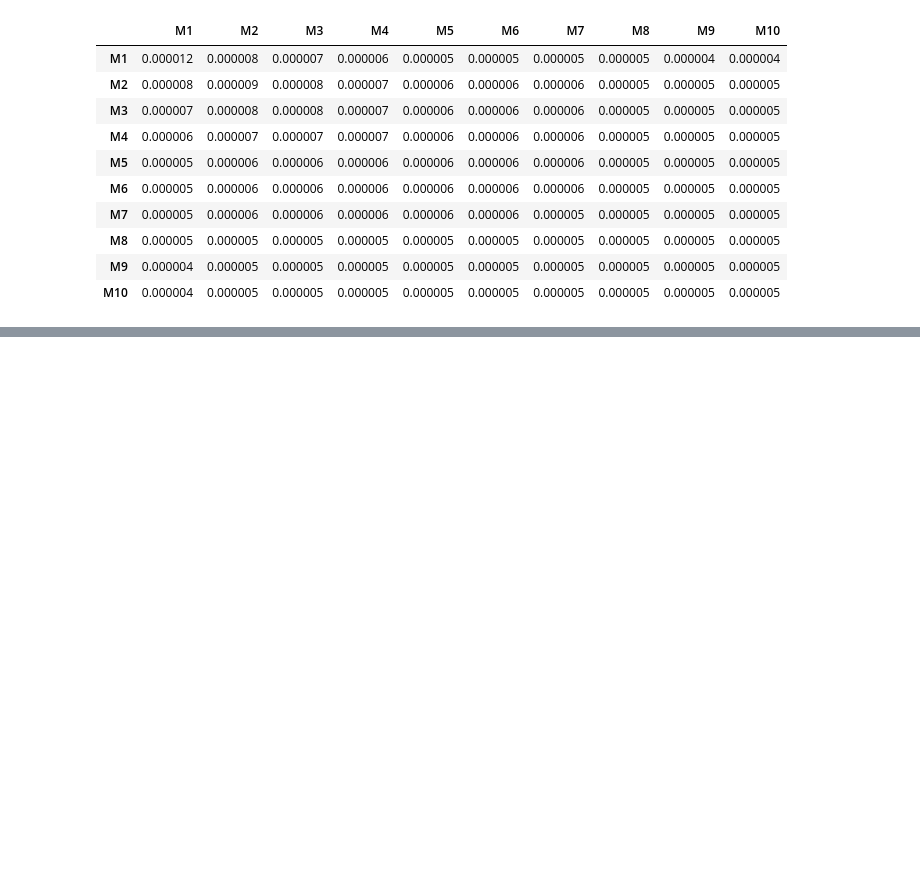
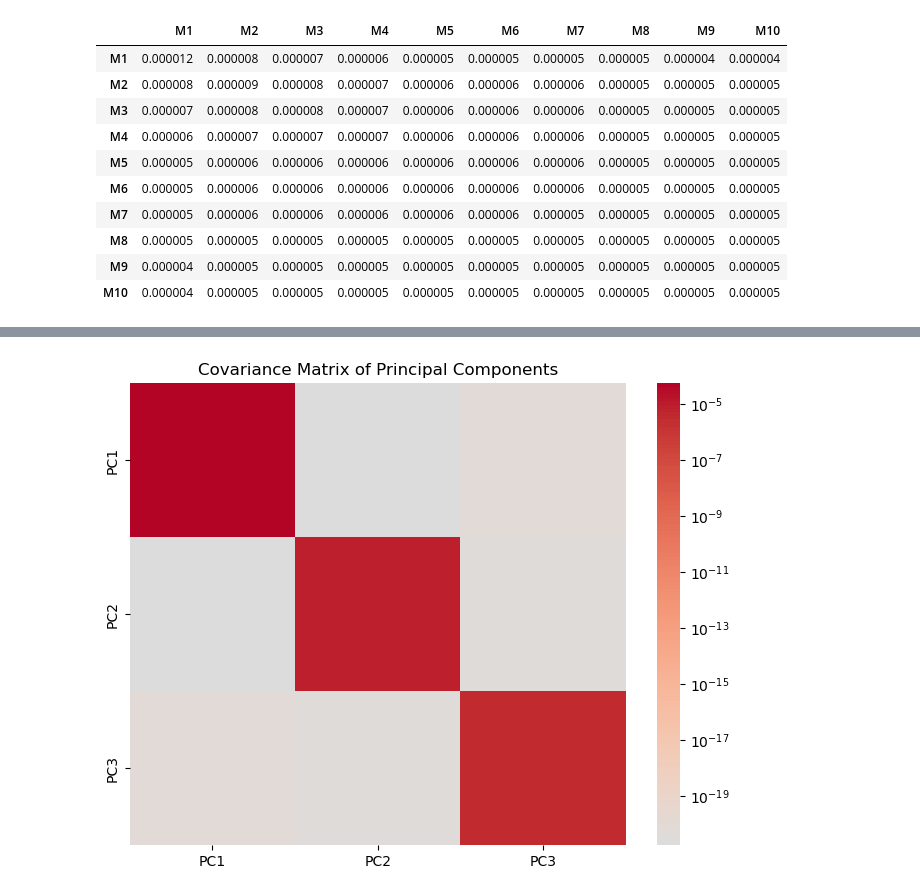
Before and after one commit to trpotter72/W24, a Jupyter notebook: AP/HW3/HW3.ipynb, the cells around one changed output, grey strips where cells are left out. Drawn from its saved outputs; the diff is of its cells as text; code cells hidden in the pictures; blank space fills up the shorter version.

```diff
--- a/AP/HW3/HW3.ipynb
+++ b/AP/HW3/HW3.ipynb
@@ -44,0 +81,6 @@ cov_matrix
+# %%
+lsc_loadings = eig_vecs[:, :3].T # 3x10
+y = df.iloc[:, 1:] # T x 10
+pc_scores = y @ lsc_loadings.T # T x 3
+dpc = pc_scores.diff().dropna() # T-1 x 3
+dpc
@@ -44,0 +101,11 @@ cov_matrix
+# %%
+import seaborn as sns
+from matplotlib.colors import LogNorm
+
+pc_cov = np.cov(dpc.T)
+plt.figure(figsize=(8, 6))
+sns.heatmap(pc_cov, center=0, cmap='coolwarm', xticklabels=['PC1', 'PC2', 'PC3'], yticklabels=['PC1', 'PC2', 'PC3'], norm=LogNorm())
+plt.title('Covariance Matrix of Principal Components')
+plt.show()
+# %% [output]
+[figure, added]
```
Also changed, not shown: parts of 3 cells of this notebook.
